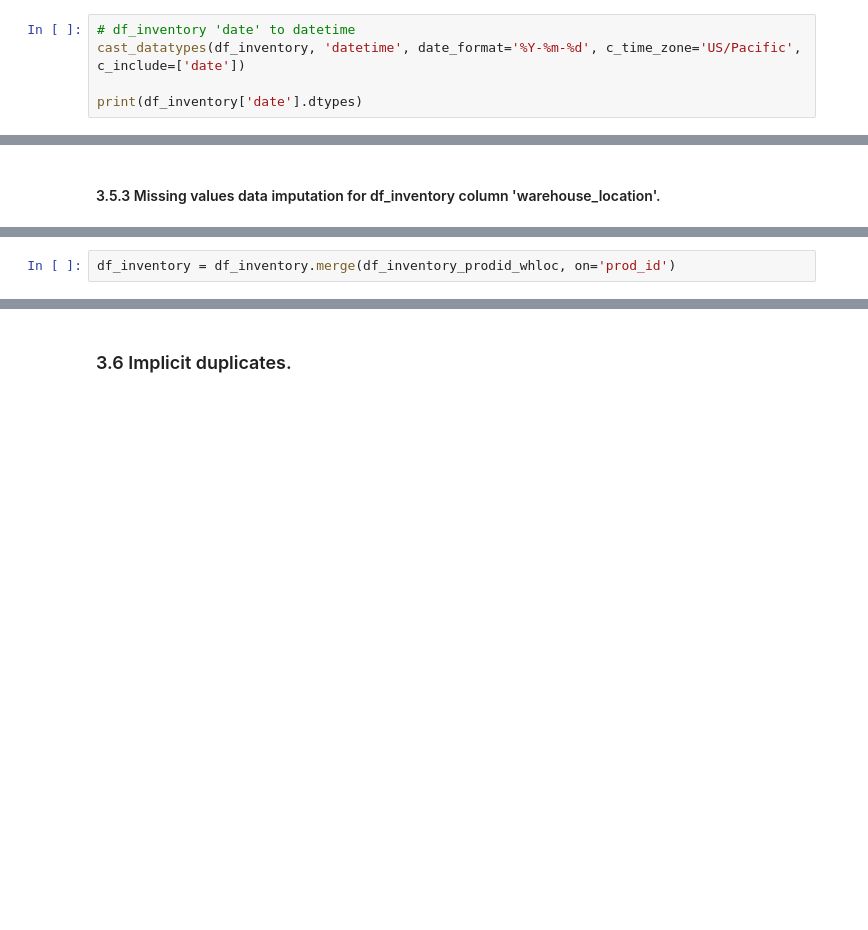
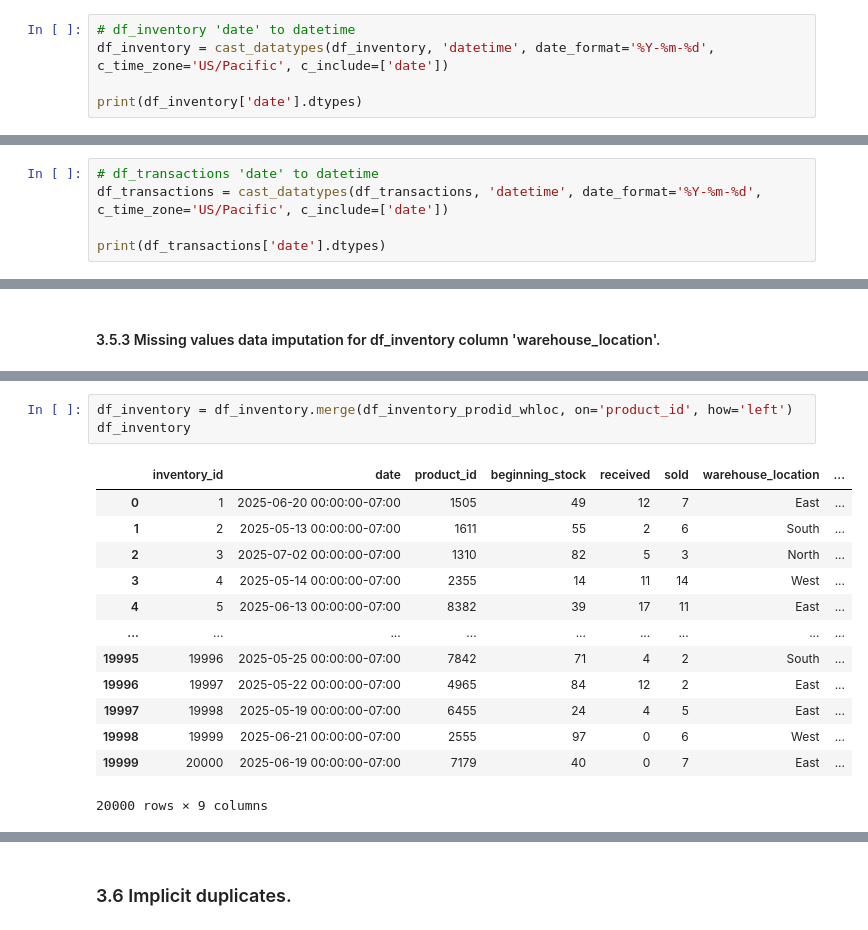
Before and after one commit to LuisPastranaLemus/P_20250706_Grocery_Store, a Jupyter notebook: notebooks/01_cleaning.ipynb, the cells around one changed output, grey strips where cells are left out. Cells and saved outputs as stored; diff of their text form; blank space fills up the shorter version.

```diff
--- a/notebooks/01_cleaning.ipynb
+++ b/notebooks/01_cleaning.ipynb
@@ -334,6 +778,6 @@ print(df_salesforce['region'].dtypes)
 #### 3.4.5 Casting to datetime data type.
 # %%
 # df_inventory 'date' to datetime
-cast_datatypes(df_inventory, 'datetime', date_format='%Y-%m-%d', c_time_zone='US/Pacific', c_include=['date'])
+df_inventory = cast_datatypes(df_inventory, 'datetime', date_format='%Y-%m-%d', c_time_zone='US/Pacific', c_include=['date'])
 
 print(df_inventory['date'].dtypes)
@@ -344,0 +793,5 @@ print(df_customers['join_date'].dtypes)
+# %%
+# df_transactions 'date' to datetime
+df_transactions = cast_datatypes(df_transactions, 'datetime', date_format='%Y-%m-%d', c_time_zone='US/Pacific', c_include=['date'])
+
+print(df_transactions['date'].dtypes)
@@ -476,2 +1258,17 @@ df_inventory_prodid_whloc
 # %%
-df_inventory = df_inventory.merge(df_inventory_prodid_whloc, on='prod_id')
+df_inventory = df_inventory.merge(df_inventory_prodid_whloc, on='product_id', how='left')
+df_inventory
+# %% [output]
+|  | inventory_id | date | product_id | beginning_stock | received | sold | warehouse_location | ... |
+| 0 | 1 | 2025-06-20 00:00:00-07:00 | 1505 | 49 | 12 | 7 | East | ... |
+| 1 | 2 | 2025-05-13 00:00:00-07:00 | 1611 | 55 | 2 | 6 | South | ... |
+| 2 | 3 | 2025-07-02 00:00:00-07:00 | 1310 | 82 | 5 | 3 | North | ... |
+| 3 | 4 | 2025-05-14 00:00:00-07:00 | 2355 | 14 | 11 | 14 | West | ... |
+| 4 | 5 | 2025-06-13 00:00:00-07:00 | 8382 | 39 | 17 | 11 | East | ... |
+| ... | ... | ... | ... | ... | ... | ... | ... | ... |
+| 19995 | 19996 | 2025-05-25 00:00:00-07:00 | 7842 | 71 | 4 | 2 | South | ... |
+| 19996 | 19997 | 2025-05-22 00:00:00-07:00 | 4965 | 84 | 12 | 2 | East | ... |
+| 19997 | 19998 | 2025-05-19 00:00:00-07:00 | 6455 | 24 | 4 | 5 | East | ... |
+| 19998 | 19999 | 2025-06-21 00:00:00-07:00 | 2555 | 97 | 0 | 6 | West | ... |
+| 19999 | 20000 | 2025-06-19 00:00:00-07:00 | 7179 | 40 | 0 | 7 | East | ... |
+20000 rows × 9 columns
```
Also changed, not shown: parts of 130 cells of this notebook, 7 other files.
